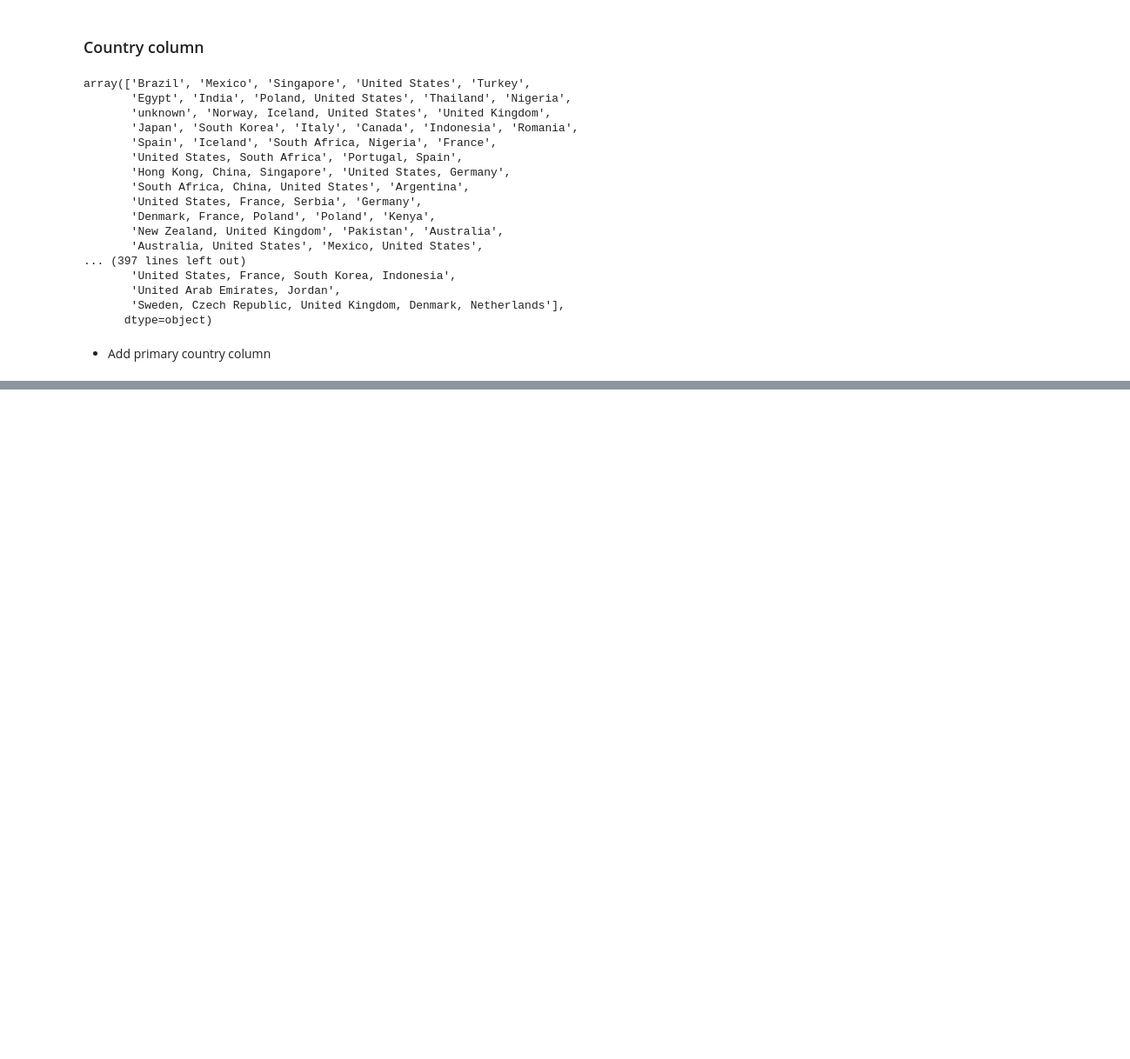
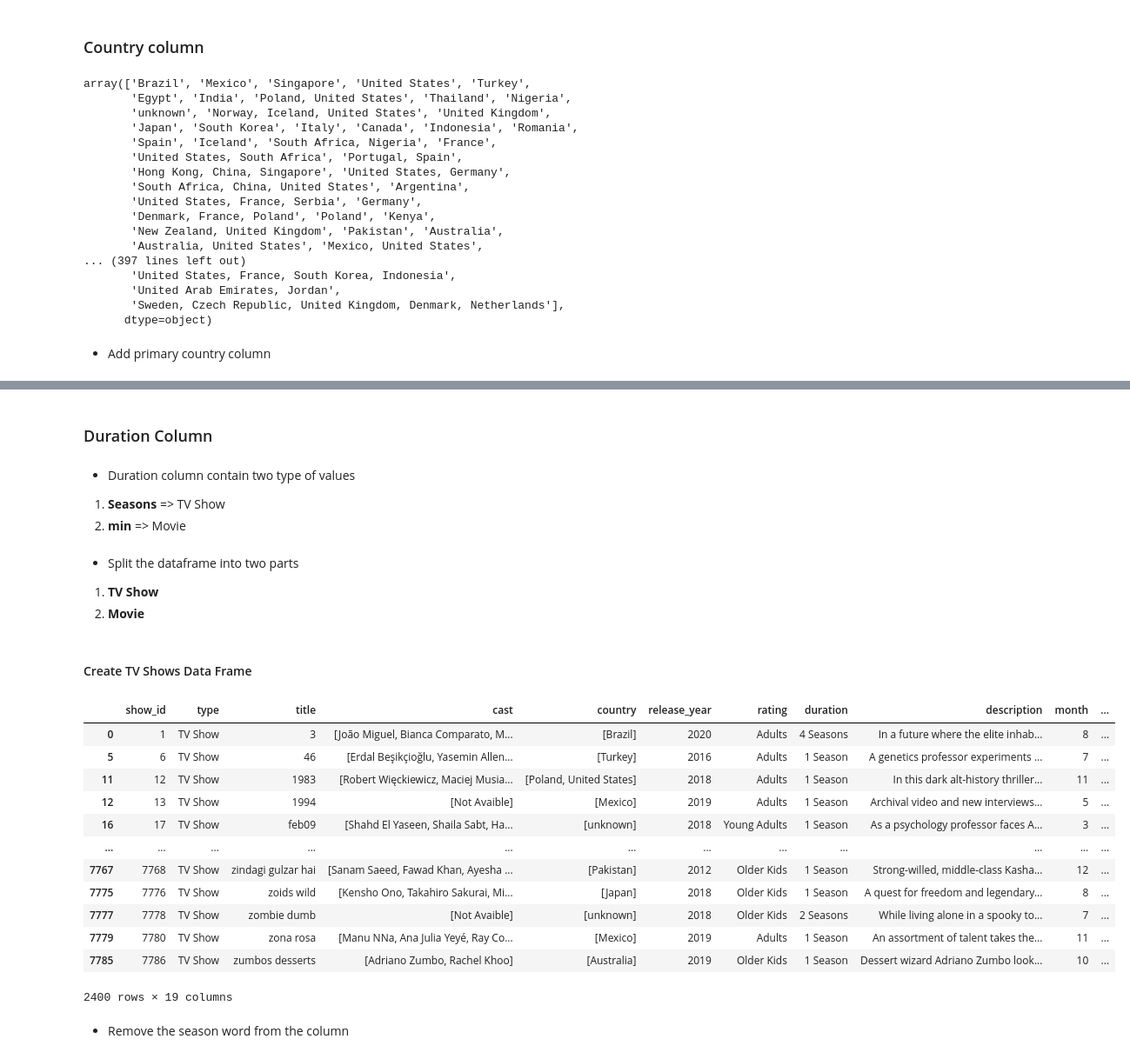
Before and after one commit to tarun422/Netflix-DataSet-Clustring, a Jupyter notebook: Netflix_Clustring.ipynb, the cells around one changed output, grey strips where cells are left out. Shown at 87% size. Saved outputs shown, nothing was run; the diff lists cells and outputs as text; code cells hidden in the pictures; blank space fills up the shorter version.

```diff
--- a/Netflix_Clustring.ipynb
+++ b/Netflix_Clustring.ipynb
@@ -1039,0 +1118,16 @@ df['rating'].unique()
+# %%
+# add a column which contain primary genre
+
+df['primary_genre'] = df['listed_in'].apply(lambda x: x.split(',')[0])
+# %%
+# split the genre
+
+df['genre'] = df['listed_in'].apply(lambda x: x.split(','))
+# %%
+# now there is no need of listed_in column so drop them
+
+df.drop('listed_in',axis=1,inplace=True)
+# %%
+# create a column to number of genre
+
+df['no_of_genre']=df['genre'].apply(lambda x: len(x))
@@ -1039,0 +1145,36 @@ df['rating'].unique()
+# %% [markdown]
+### Duration Column
+# %% [markdown]
+* Duration column contain two type of values
+
+
+1.  **Seasons** => TV Show
+2.   **min** => Movie
+# %% [markdown]
+* Split the dataframe into two parts
+
+1.   **TV Show**
+2.   **Movie**
+# %% [markdown]
+#### Create TV Shows Data Frame
+# %%
+# TV Show dataframe
+
+tvshow_df=df[df['type']=='TV Show']
+tvshow_df
+# %% [output]
+|  | show_id | type | title | cast | country | release_year | rating | duration | description | month | ... |
+| 0 | 1 | TV Show | 3 | [João Miguel, Bianca Comparato, M... | [Brazil] | 2020 | Adults | 4 Seasons | In a future where the elite inhab... | 8 | ... |
+| 5 | 6 | TV Show | 46 | [Erdal Beşikçioğlu, Yasemin Allen... | [Turkey] | 2016 | Adults | 1 Season | A genetics professor experiments ... | 7 | ... |
+| 11 | 12 | TV Show | 1983 | [Robert Więckiewicz, Maciej Musia... | [Poland, United States] | 2018 | Adults | 1 Season | In this dark alt-history thriller... | 11 | ... |
+| 12 | 13 | TV Show | 1994 | [Not Avaible] | [Mexico] | 2019 | Adults | 1 Season | Archival video and new interviews... | 5 | ... |
+| 16 | 17 | TV Show | feb09 | [Shahd El Yaseen, Shaila Sabt, Ha... | [unknown] | 2018 | Young Adults | 1 Season | As a psychology professor faces A... | 3 | ... |
+| ... | ... | ... | ... | ... | ... | ... | ... | ... | ... | ... | ... |
+| 7767 | 7768 | TV Show | zindagi gulzar hai | [Sanam Saeed, Fawad Khan, Ayesha ... | [Pakistan] | 2012 | Older Kids | 1 Season | Strong-willed, middle-class Kasha... | 12 | ... |
+| 7775 | 7776 | TV Show | zoids wild | [Kensho Ono, Takahiro Sakurai, Mi... | [Japan] | 2018 | Older Kids | 1 Season | A quest for freedom and legendary... | 8 | ... |
+| 7777 | 7778 | TV Show | zombie dumb | [Not Avaible] | [unknown] | 2018 | Older Kids | 2 Seasons | While living alone in a spooky to... | 7 | ... |
+| 7779 | 7780 | TV Show | zona rosa | [Manu NNa, Ana Julia Yeyé, Ray Co... | [Mexico] | 2019 | Adults | 1 Season | An assortment of talent takes the... | 11 | ... |
+| 7785 | 7786 | TV Show | zumbos desserts | [Adriano Zumbo, Rachel Khoo] | [Australia] | 2019 | Older Kids | 1 Season | Dessert wizard Adriano Zumbo look... | 10 | ... |
+2400 rows × 19 columns
+# %% [markdown]
+* Remove the season word from the column
```
Also changed, not shown: parts of 32 cells of this notebook.
